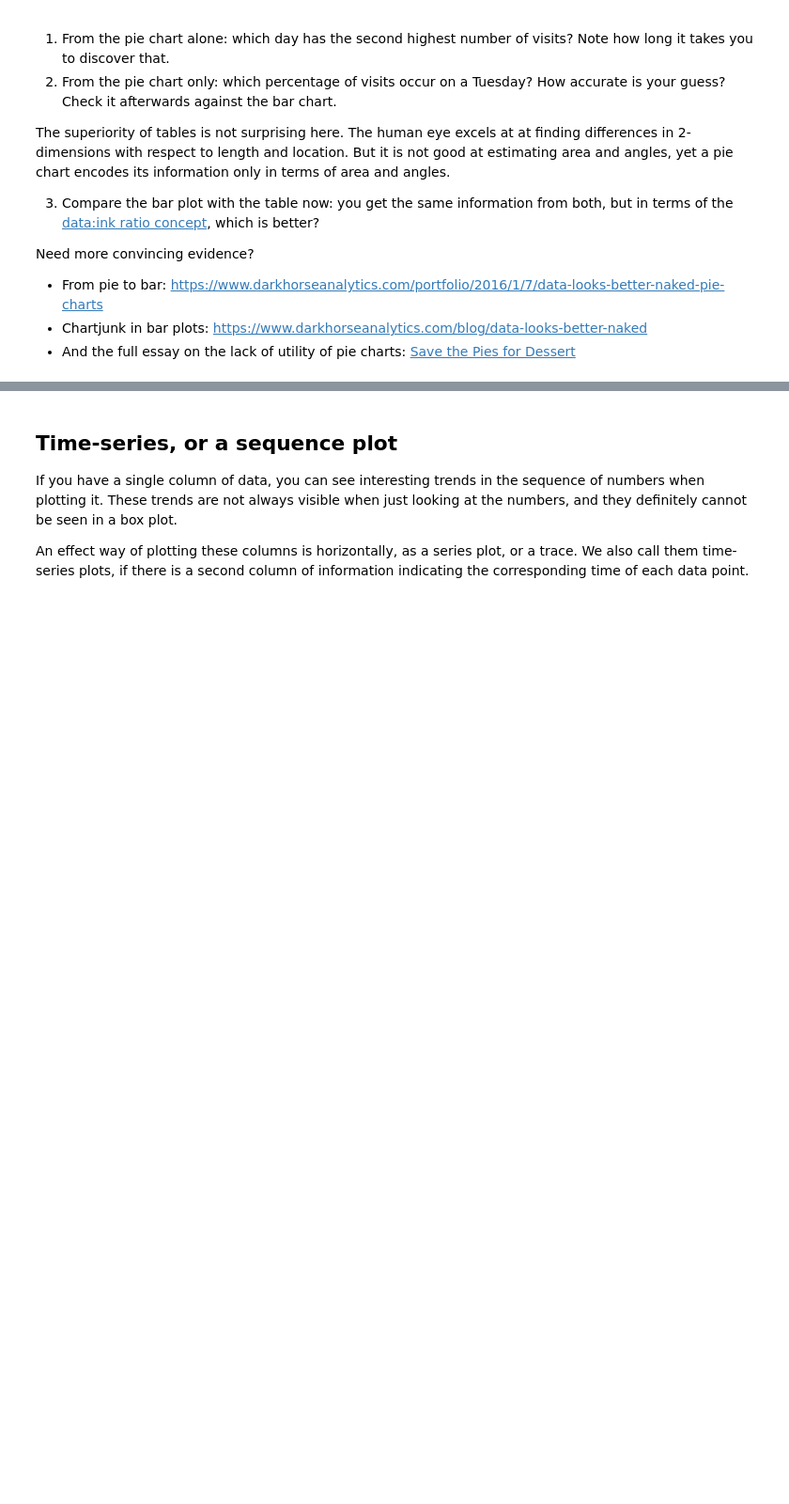
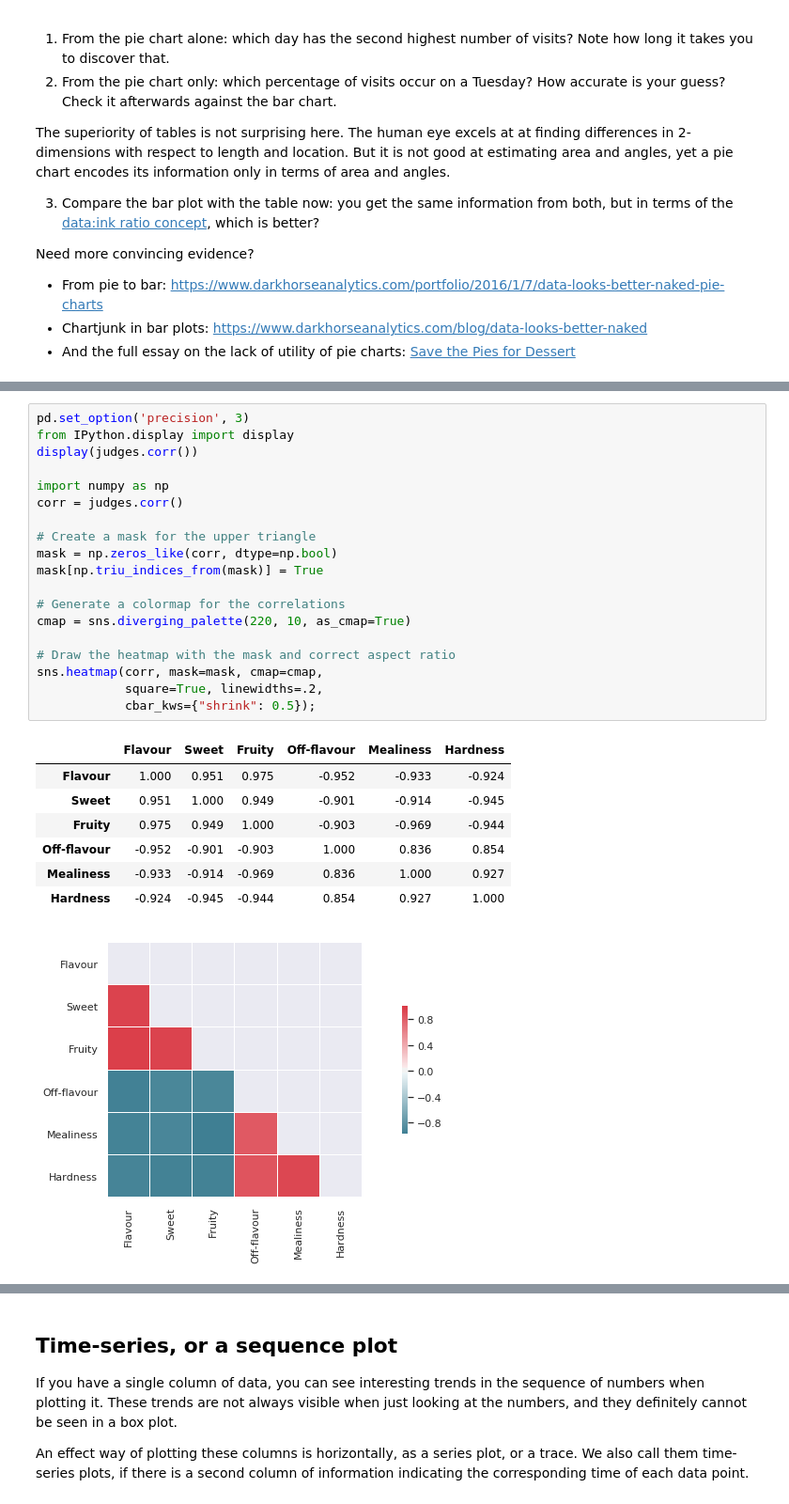
Before and after one commit to kgdunn/python-basic-notebooks, a Jupyter notebook: Module-10-interactive.ipynb, the cells around one changed output, grey strips where cells are left out. Shown at 94% size. Drawn from its saved outputs; the diff is of its cells as text; blank space fills up the shorter version.

```diff
--- a/Module-10-interactive.ipynb
+++ b/Module-10-interactive.ipynb
@@ -199,0 +250,28 @@ Need more convincing evidence?
+# %%
+pd.set_option('precision', 3)
+from IPython.display import display
+display(judges.corr())
+
+import numpy as np
+corr = judges.corr()
+
+# Create a mask for the upper triangle
+mask = np.zeros_like(corr, dtype=np.bool)
+mask[np.triu_indices_from(mask)] = True
+
+# Generate a colormap for the correlations
+cmap = sns.diverging_palette(220, 10, as_cmap=True)
+
+# Draw the heatmap with the mask and correct aspect ratio
+sns.heatmap(corr, mask=mask, cmap=cmap,
+            square=True, linewidths=.2,
+            cbar_kws={"shrink": 0.5});
+# %% [output]
+|  | Flavour | Sweet | Fruity | Off-flavour | Mealiness | Hardness |
+| Flavour | 1.000 | 0.951 | 0.975 | -0.952 | -0.933 | -0.924 |
+| Sweet | 0.951 | 1.000 | 0.949 | -0.901 | -0.914 | -0.945 |
+| Fruity | 0.975 | 0.949 | 1.000 | -0.903 | -0.969 | -0.944 |
+| Off-flavour | -0.952 | -0.901 | -0.903 | 1.000 | 0.836 | 0.854 |
+| Mealiness | -0.933 | -0.914 | -0.969 | 0.836 | 1.000 | 0.927 |
+| Hardness | -0.924 | -0.945 | -0.944 | 0.854 | 0.927 | 1.000 |
+[figure, added]
```
Also changed, not shown: parts of 11 cells of this notebook.
